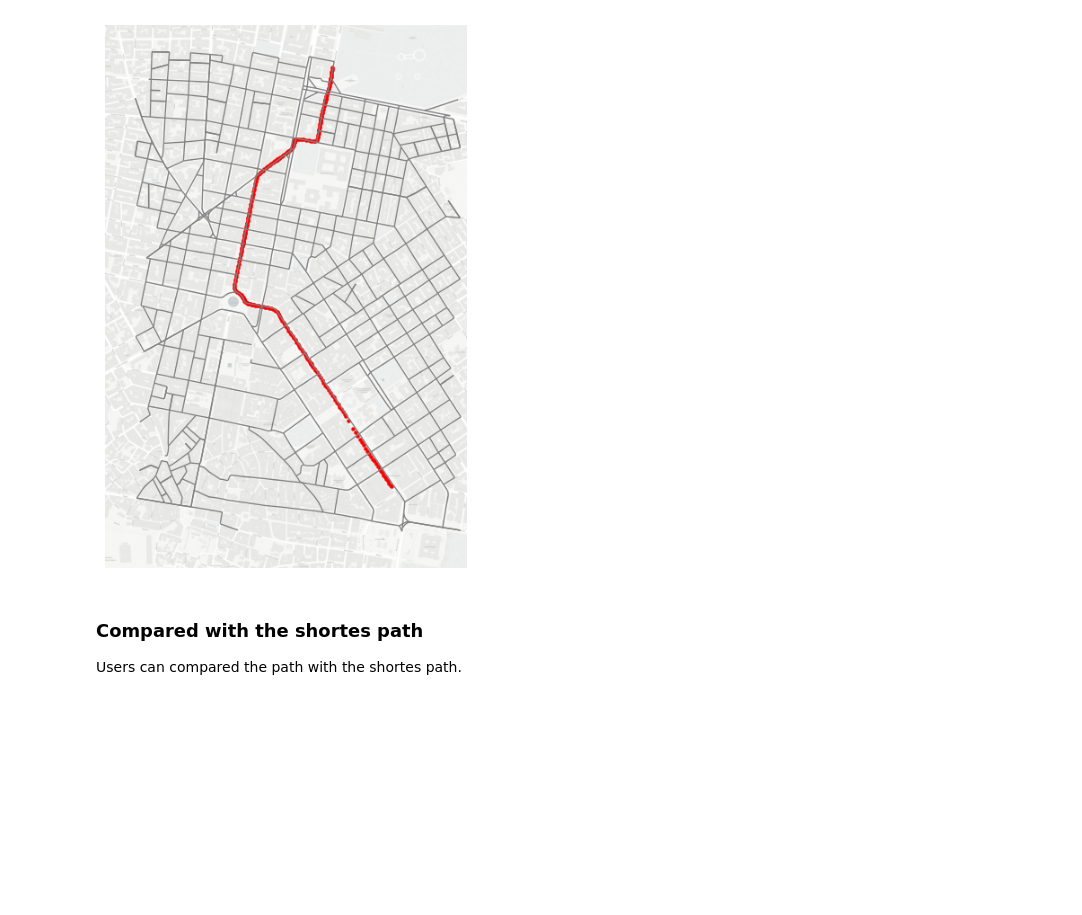
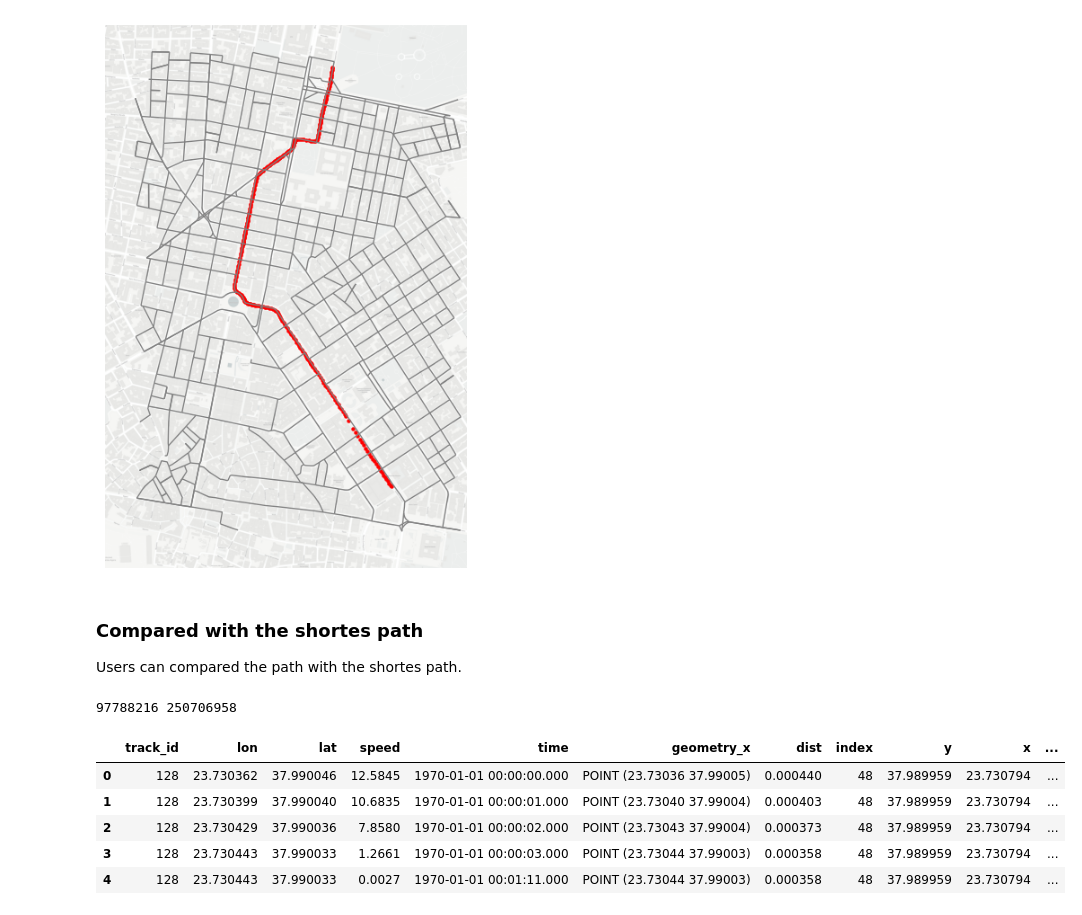
Before and after one commit to ni1o1/transbigdata, a Jupyter notebook: example/Example 4-pNEUMA trajectory dataset processing.ipynb, the cells around one changed output. Cells and saved outputs as stored; diff of their text form; code cells hidden in the pictures; blank space fills up the shorter version.

Commit message:
Update Example 4-pNEUMA trajectory dataset processing.ipynb
fix the problem "o_node_id is used before it is defined"

```diff
--- a/example/Example 4-pNEUMA trajectory dataset processing.ipynb
+++ b/example/Example 4-pNEUMA trajectory dataset processing.ipynb
@@ -263,6 +263,26 @@ veh_list:  [2138, 3290, 3197, 1442, 4408, 1767, 5002, 5022, 2140, 347, 2584, 475
 # %% [markdown]
 ### Compared with the shortes path
 Users can compared the path with the shortes path.
+# %%
+# Finding the nearest nodes for each points (this cell can be executed only once)
+
+gdf_data_2 = tbd.ckdnearest_point(gdf_data, nodes)
+
+# extract the o/d node for the first vehicle
+o_index, d_index = gdf_data_2.iloc[0]['index'], gdf_data_2.iloc[-1]['index']
+o_node_id, d_node_id = list(nodes[nodes['index']==o_index].index)[0], \
+                       list(nodes[nodes['index']==d_index].index)[0]
+print(o_node_id, d_node_id)
+
+gdf_data_2.head()
+# %% [output]
+97788216 250706958
+|  | track_id | lon | lat | speed | time | geometry_x | dist | index | y | x | ... |
+| 0 | 128 | 23.730362 | 37.990046 | 12.5845 | 1970-01-01 00:00:00.000 | POINT (23.73036 37.99005) | 0.000440 | 48 | 37.989959 | 23.730794 | ... |
+| 1 | 128 | 23.730399 | 37.990040 | 10.6835 | 1970-01-01 00:00:01.000 | POINT (23.73040 37.99004) | 0.000403 | 48 | 37.989959 | 23.730794 | ... |
+| 2 | 128 | 23.730429 | 37.990036 | 7.8580 | 1970-01-01 00:00:02.000 | POINT (23.73043 37.99004) | 0.000373 | 48 | 37.989959 | 23.730794 | ... |
+| 3 | 128 | 23.730443 | 37.990033 | 1.2661 | 1970-01-01 00:00:03.000 | POINT (23.73044 37.99003) | 0.000358 | 48 | 37.989959 | 23.730794 | ... |
+| 4 | 128 | 23.730443 | 37.990033 | 0.0027 | 1970-01-01 00:01:11.000 | POINT (23.73044 37.99003) | 0.000358 | 48 | 37.989959 | 23.730794 | ... |
 # %%
 # the shortest path (optional)
 # ax = plt.subplot(122)
```
Also changed, not shown: parts of 6 cells of this notebook.
